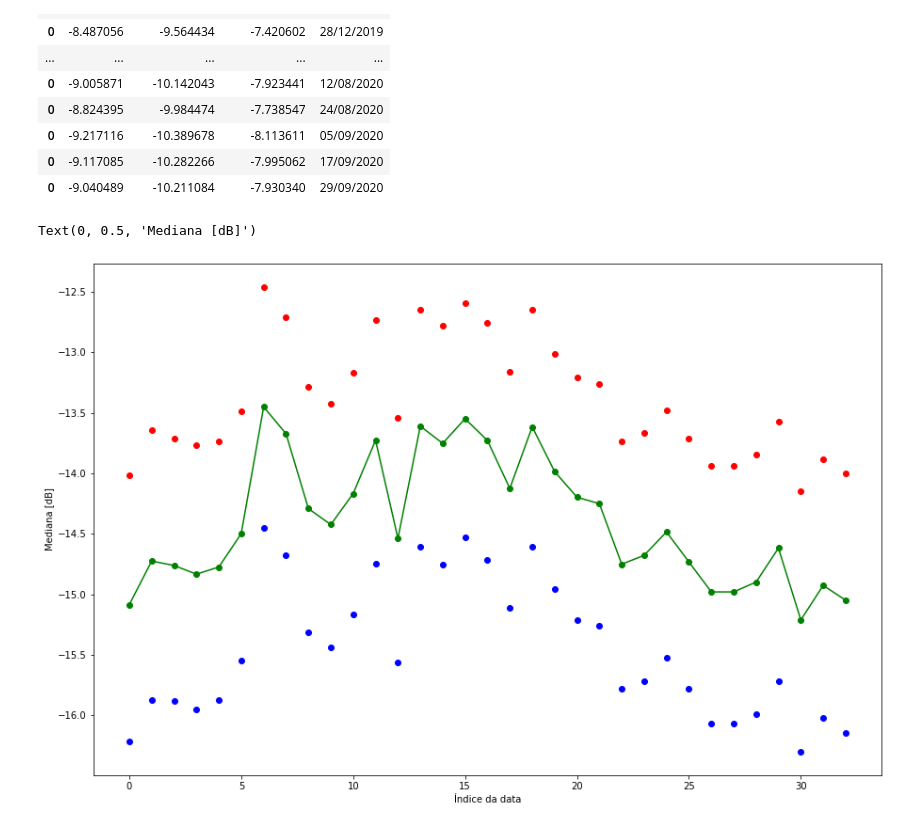
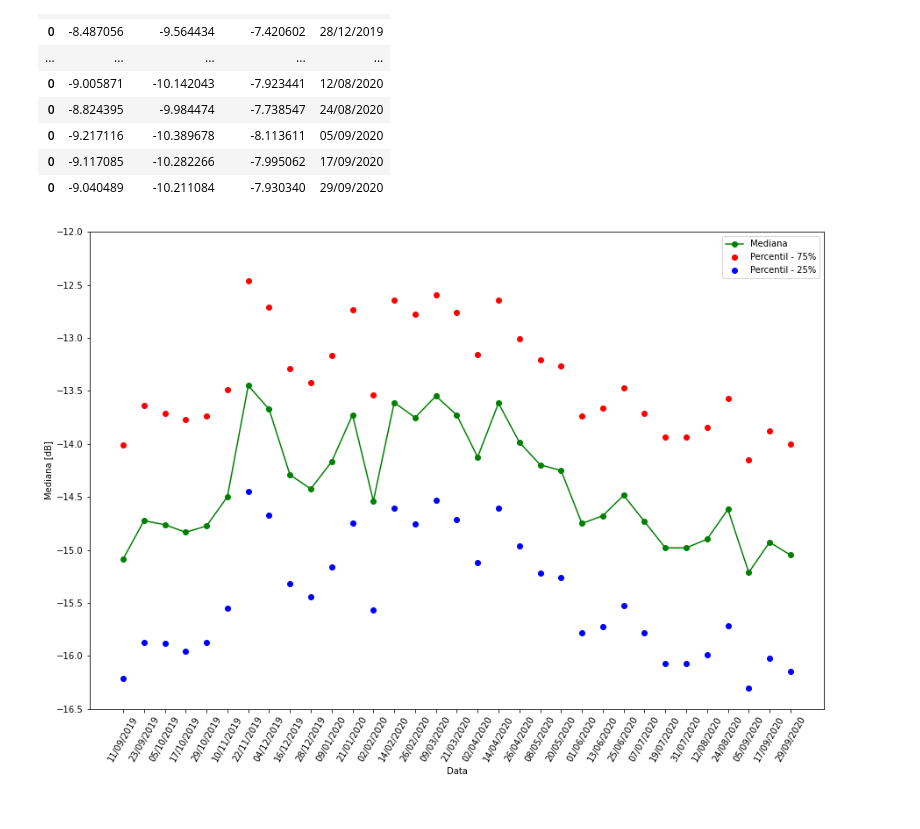
Before and after one commit to JalesBussinguer/RSPrototypes, a Jupyter notebook: Sigma0_Analysis_PNB_form_florestal.ipynb, the cells around one changed output. Cells and saved outputs as stored; diff of their text form; code cells hidden in the pictures.

Commit message:
updates_median_plots

```diff
--- a/Sigma0_Analysis_PNB_form_florestal.ipynb
+++ b/Sigma0_Analysis_PNB_form_florestal.ipynb
@@ -1898,12 +1898,18 @@ df_VV = df_VV.reset_index(drop=True)
 df_VV.to_csv('E:/SBSR_data/CSV/form_florestais_VV.csv', sep=',')
 # %%
 fig, ax = plt.subplots(figsize=(15,10))
-ax.plot(df_VH.index, df_VH['median'], 'g', marker='o')
-ax.plot(df_VH.index, df_VH['percentile_25'], 'ob')
-ax.plot(df_VH.index, df_VH['percentile_75'], 'or')
+ax.plot(df_VH.date, df_VH['median'], 'g', marker='o', label='Mediana')
+ax.plot(df_VH.date, df_VH['percentile_75'], 'or', label='Percentil - 75%')
+ax.plot(df_VH.date, df_VH['percentile_25'], 'ob', label='Percentil - 25%')
 
-ax.set_xlabel('Índice da data')
+plt.xticks(rotation=60)
+
+plt.ylim(-16.5, -12.0)
+plt.legend()
+ax.set_xlabel('Data')
 ax.set_ylabel('Mediana [dB]')
+
+plt.savefig('C:/Users/jales/Desktop/SBSR_figures/FF/medianas_ff_vh.svg', dpi=None, facecolor='w', edgecolor='w',
+        orientation='landscape', format='svg', transparent=False)
 # %% [output]
-Text(0, 0.5, 'Mediana [dB]')
-[figure, old version]
+[figure, new version]
```
Also changed, not shown: parts of 2 cells of this notebook, 1 other file.
